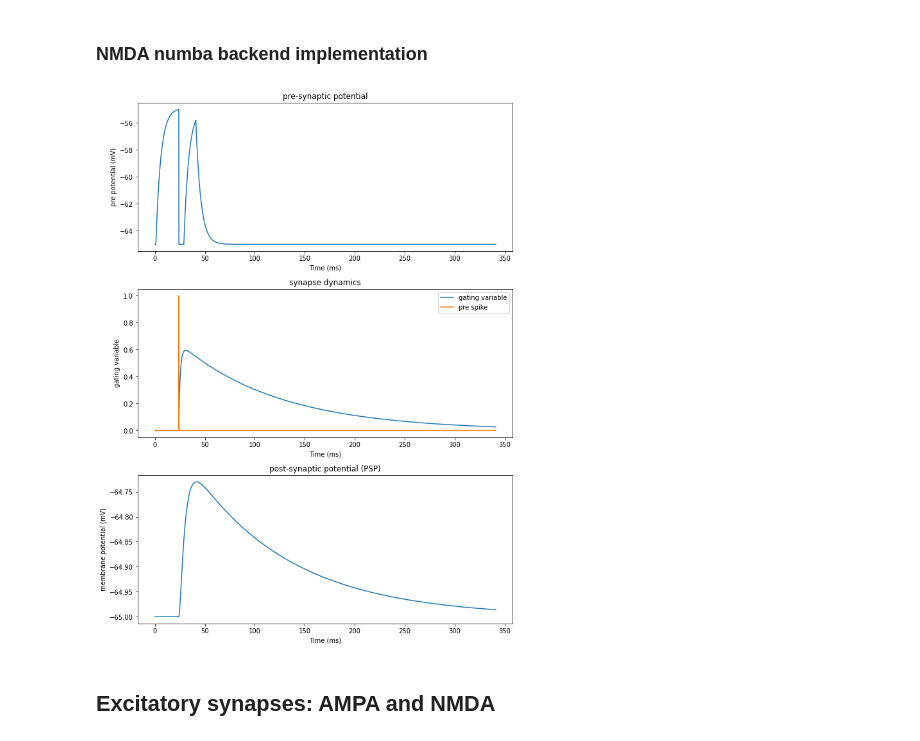
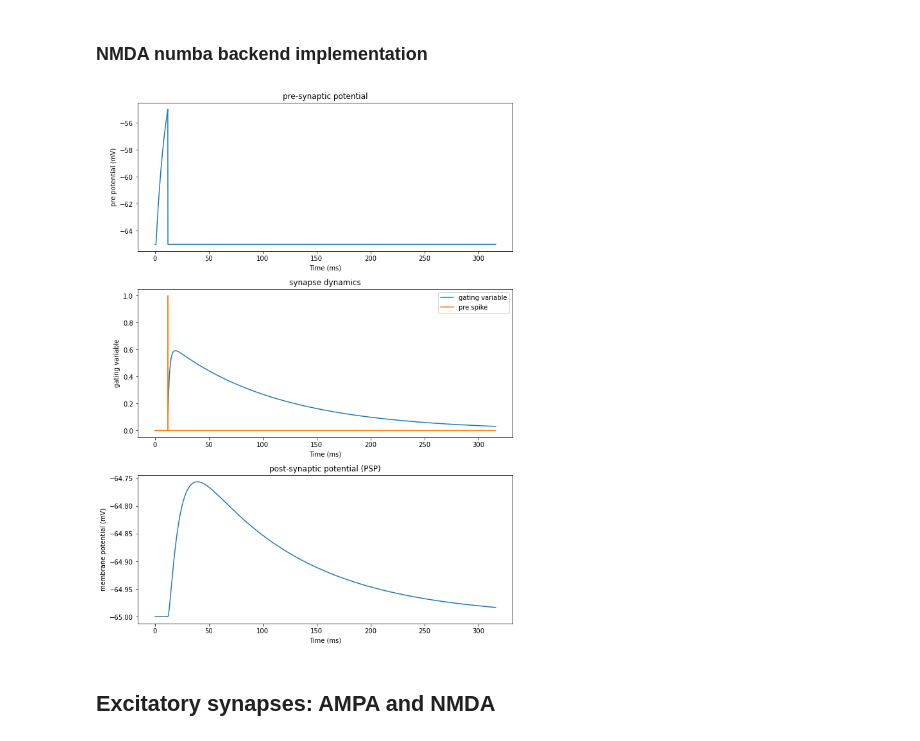
Before and after one commit to quanpeng0/BrainModels, a Jupyter notebook: docs/tutorials/synapses/Excitatory_models.ipynb, the cells around one changed output. Saved outputs shown, nothing was run; the diff lists cells and outputs as text; code cells hidden in the pictures.

```diff
--- a/docs/tutorials/synapses/Excitatory_models.ipynb
+++ b/docs/tutorials/synapses/Excitatory_models.ipynb
@@ -406,8 +413,14 @@ get_plots(net.ts, syn.mon.s, pre.mon.V, post.mon.V, pre.mon.spike)
 # %% [markdown]
 ### NMDA numba backend implementation
 # %%
-class NMDA(bp.TwoEndConn):
+class NMDA_numba(bp.TwoEndConn):
     target_backend = ['numpy', 'numba', 'numba-parallel', 'numba-cuda']
+
+    @staticmethod
+    def derivative(s, x, t, tau_rise, tau_decay, a):
+        dxdt = -x / tau_rise
+        dsdt = -s / tau_decay + a * x * (1 - s)
+        return dsdt, dxdt
 
     def __init__(self, pre, post, conn, delay=0., g_max=0.15, E=0., cc_Mg=1.2,
                     alpha=0.062, beta=3.57, tau=100, a=0.5, tau_rise = 2., **kwargs):
@@ -432,15 +445,9 @@ class NMDA(bp.TwoEndConn):
         self.x = bp.backend.zeros(self.size)
         self.g = self.register_constant_delay('g', size=self.size, delay_time=delay)
 
+        self.integral = bp.odeint(f=self.derivative, method='rk4')
 
-        super(NMDA, self).__init__(pre=pre, post=post, **kwargs)
-
-    @staticmethod
-    @bp.odeint(method='euler')
-    def integral(s, x, t, tau_rise, tau_decay, a):
-        dxdt = -x / tau_rise
-        dsdt = -s / tau_decay + a * x * (1 - s)
-        return dsdt, dxdt
+        super(NMDA_numba, self).__init__(pre=pre, post=post, **kwargs)
 
 
     def update(self, _t):
@@ -459,16 +466,18 @@ class NMDA(bp.TwoEndConn):
 
             self.post.input[post_id] -= self.g.pull(i) * (self.post.V[post_id] - self.E) / g_inf
 # %%
-(step_I, duration) = bp.inputs.constant_current([(0, 1), (10.1, 40), (0, 300)])
+bp.backend.set(backend='numba')
+
+(step_I, duration) = bp.inputs.constant_current([(0, 1), (15, 15), (0, 300)])
 
 pre, post = get_neurons()
-syn = NMDA(pre=pre, post=post, conn=bp.connect.All2All(), monitors=['s'])
+syn = NMDA_numba(pre=pre, post=post, conn=bp.connect.All2All(), monitors=['s'])
 net = bp.Network(pre, syn, post)
 net.run(duration, inputs=(pre, "input", step_I))
 
 get_plots(net.ts, syn.mon.s, pre.mon.V, post.mon.V, pre.mon.spike)
 # %% [output]
-[figure, old version]
+[figure, new version]
 # %% [markdown]
 ## Excitatory synapses: AMPA and NMDA
 # %% [markdown]
```
Also changed, not shown: parts of 11 cells of this notebook, 1 other file.
